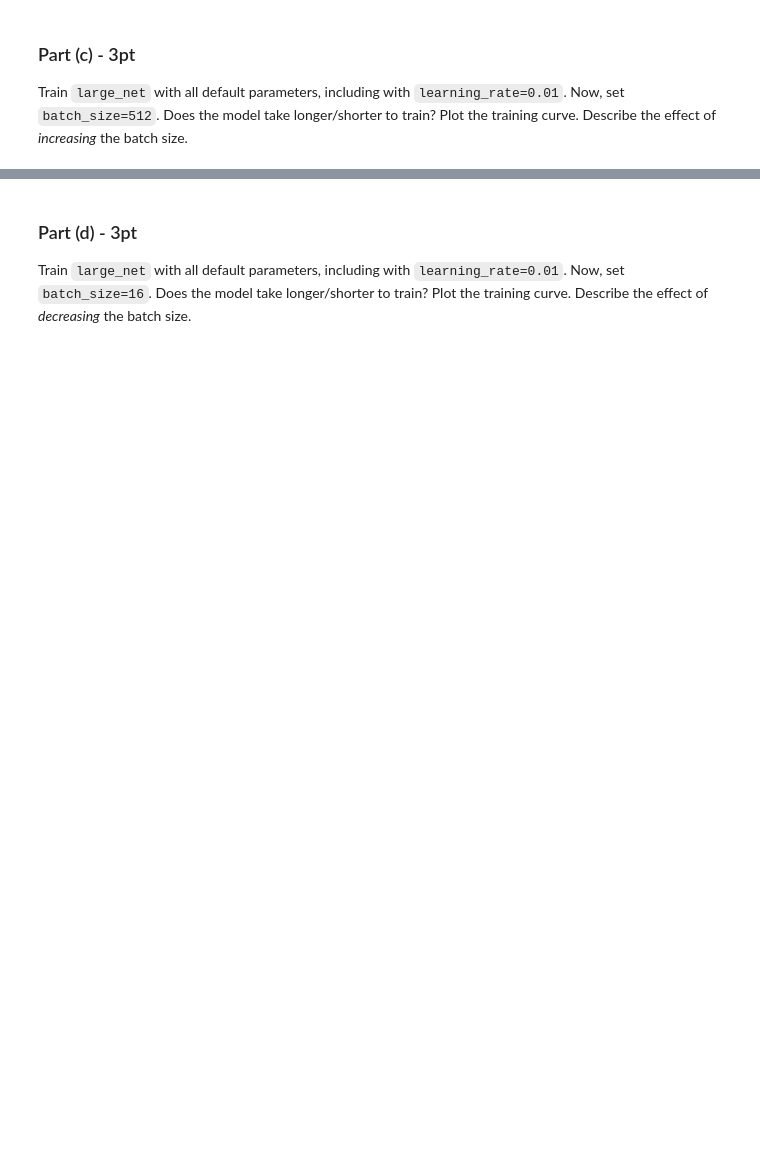
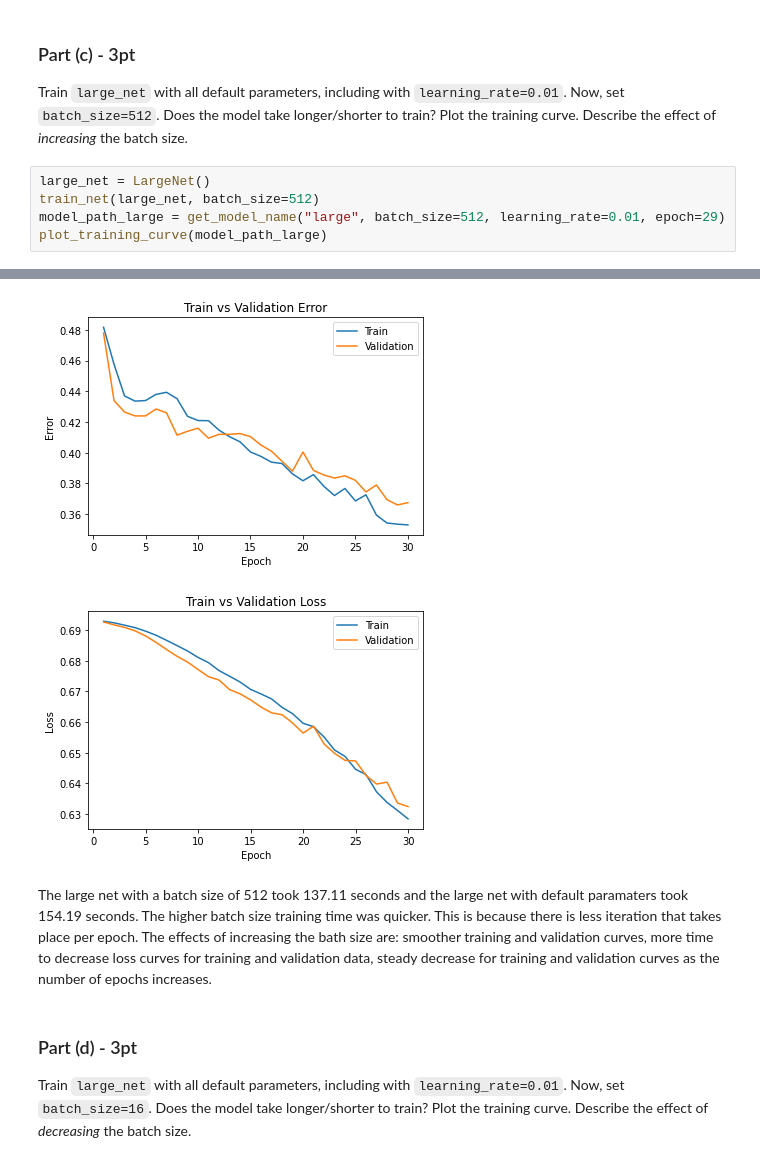
Before and after one commit to shadman-kaif/Applied-Fundamentals-of-Deep-Learning, a Jupyter notebook: Lab2 Cats vs Dogs.ipynb, the cells around one changed output, grey strips where cells are left out. Saved outputs shown, nothing was run; the diff lists cells and outputs as text; blank space fills up the shorter version.

```diff
--- a/Lab2 Cats vs Dogs.ipynb
+++ b/Lab2 Cats vs Dogs.ipynb
@@ -495,3 +711,9 @@ Plot the training curve. Describe the effect of *increasing* the learning rate.
 Train `large_net` with all default parameters, including with `learning_rate=0.01`.
 Now, set `batch_size=512`. Does the model take longer/shorter to train?
 Plot the training curve. Describe the effect of *increasing* the batch size.
+# %%
+large_net = LargeNet()
+train_net(large_net, batch_size=512)
+model_path_large = get_model_name("large", batch_size=512, learning_rate=0.01, epoch=29)
+plot_training_curve(model_path_large)
+# %% [output]
@@ -498,3 +737,7 @@ Plot the training curve. Describe the effect of *increasing* the batch size.
+[figure, added]
+[figure, added]
+# %% [markdown]
+The large net with a batch size of 512 took 137.11 seconds and the large net with default paramaters took 154.19 seconds. The higher batch size training time was quicker. This is because there is less iteration that takes place per epoch. The effects of increasing the bath size are: smoother training and validation curves, more time to decrease loss curves for training and validation data, steady decrease for training and validation curves as the number of epochs increases.
 # %% [markdown]
 ### Part (d) - 3pt
 
```
Also changed, not shown: parts of 35 cells of this notebook, 1 other file.
